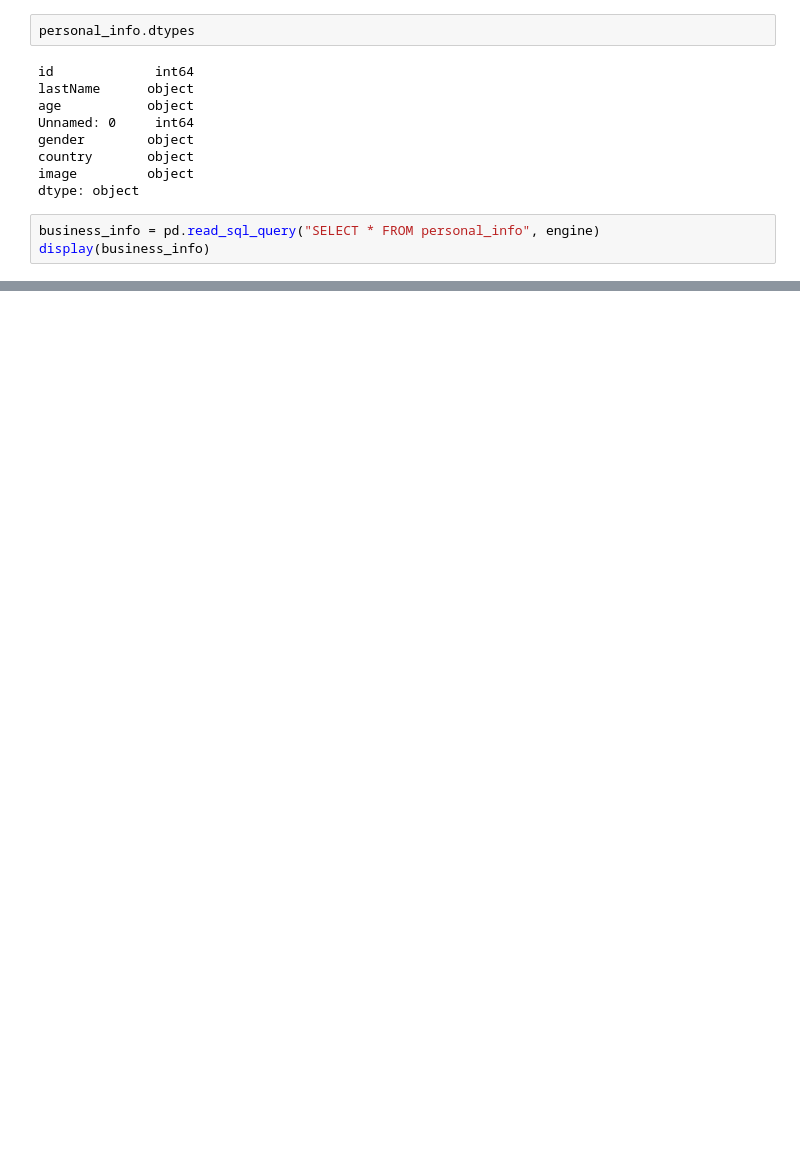
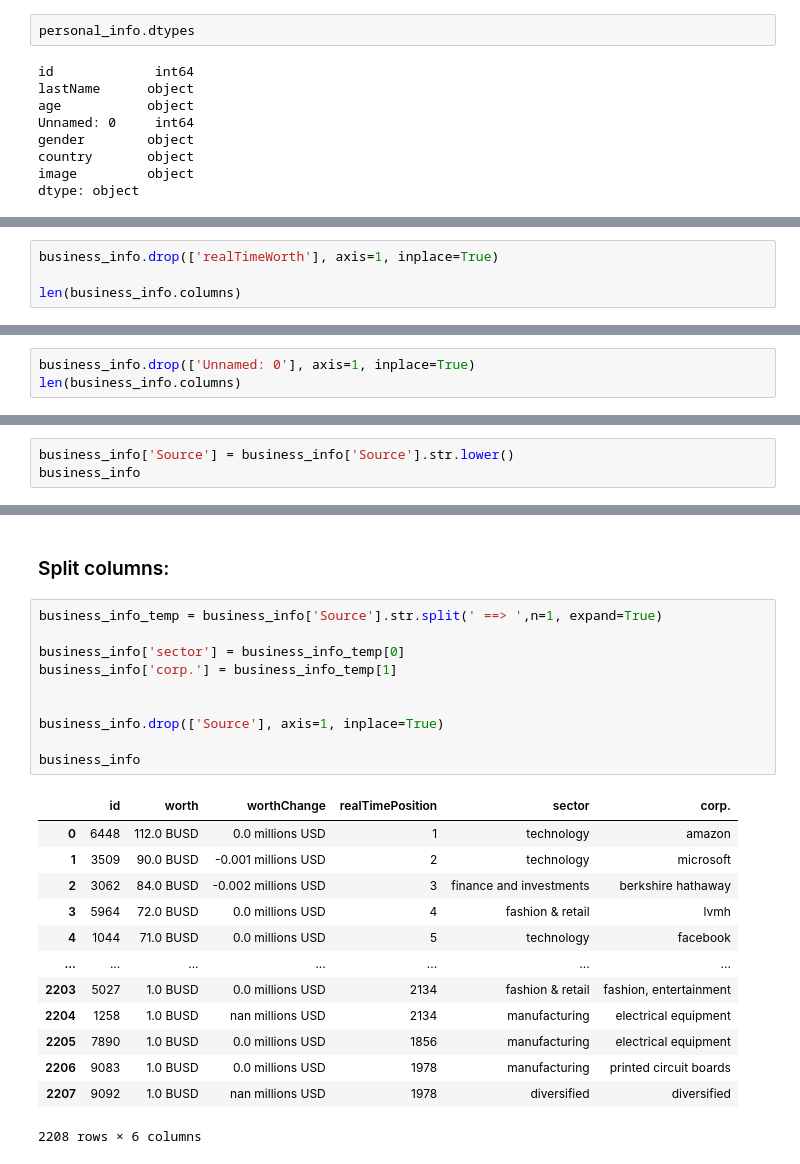
Before and after one commit to herreradelduque/Ironhack-Module-1-Project---Pandas-Pipelines, a Jupyter notebook: notebooks/notebook1.ipynb, the cells around one changed output, grey strips where cells are left out. Drawn from its saved outputs; the diff is of its cells as text; blank space fills up the shorter version.

```diff
--- a/notebooks/notebook1.ipynb
+++ b/notebooks/notebook1.ipynb
@@ -69,6 +91,3 @@ gender        object
 country       object
 image         object
 dtype: object
-# %%
-business_info = pd.read_sql_query("SELECT * FROM personal_info", engine)
-display(business_info)
@@ -165,0 +131,4 @@ rank_info_dropped_unnamend0
+# %%
+business_info.drop(['realTimeWorth'], axis=1, inplace=True)
+
+len(business_info.columns)
@@ -165,0 +149,3 @@ rank_info_dropped_unnamend0
+# %%
+business_info.drop(['Unnamed: 0'], axis=1, inplace=True)
+len(business_info.columns)
@@ -165,0 +223,3 @@ rank_info_dropped_unnamend0
+# %%
+business_info['Source'] = business_info['Source'].str.lower()
+business_info
@@ -165,0 +240,26 @@ rank_info_dropped_unnamend0
+# %% [markdown]
+### Split columns:
+# %%
+business_info_temp = business_info['Source'].str.split(' ==> ',n=1, expand=True)
+
+business_info['sector'] = business_info_temp[0]
+business_info['corp.'] = business_info_temp[1]
+
+
+business_info.drop(['Source'], axis=1, inplace=True)
+
+business_info
+# %% [output]
+|  | id | worth | worthChange | realTimePosition | sector | corp. |
+| 0 | 6448 | 112.0 BUSD | 0.0 millions USD | 1 | technology | amazon |
+| 1 | 3509 | 90.0 BUSD | -0.001 millions USD | 2 | technology | microsoft |
+| 2 | 3062 | 84.0 BUSD | -0.002 millions USD | 3 | finance and investments | berkshire hathaway |
+| 3 | 5964 | 72.0 BUSD | 0.0 millions USD | 4 | fashion & retail | lvmh |
+| 4 | 1044 | 71.0 BUSD | 0.0 millions USD | 5 | technology | facebook |
+| ... | ... | ... | ... | ... | ... | ... |
+| 2203 | 5027 | 1.0 BUSD | 0.0 millions USD | 2134 | fashion & retail | fashion, entertainment |
+| 2204 | 1258 | 1.0 BUSD | nan millions USD | 2134 | manufacturing | electrical equipment |
+| 2205 | 7890 | 1.0 BUSD | 0.0 millions USD | 1856 | manufacturing | electrical equipment |
+| 2206 | 9083 | 1.0 BUSD | 0.0 millions USD | 1978 | manufacturing | printed circuit boards |
+| 2207 | 9092 | 1.0 BUSD | nan millions USD | 1978 | diversified | diversified |
+2208 rows × 6 columns
```
Also changed, not shown: parts of 44 cells of this notebook.
